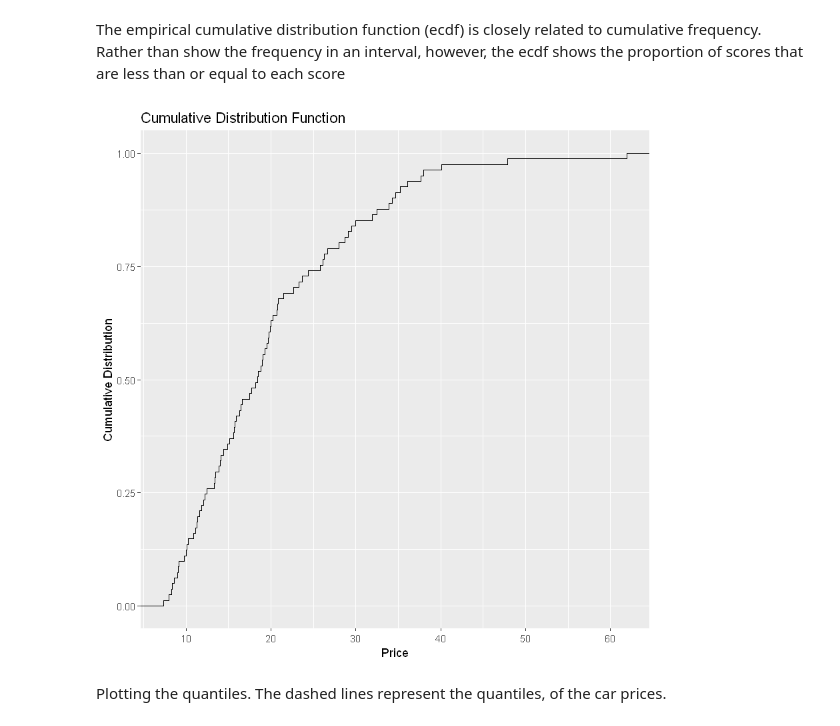
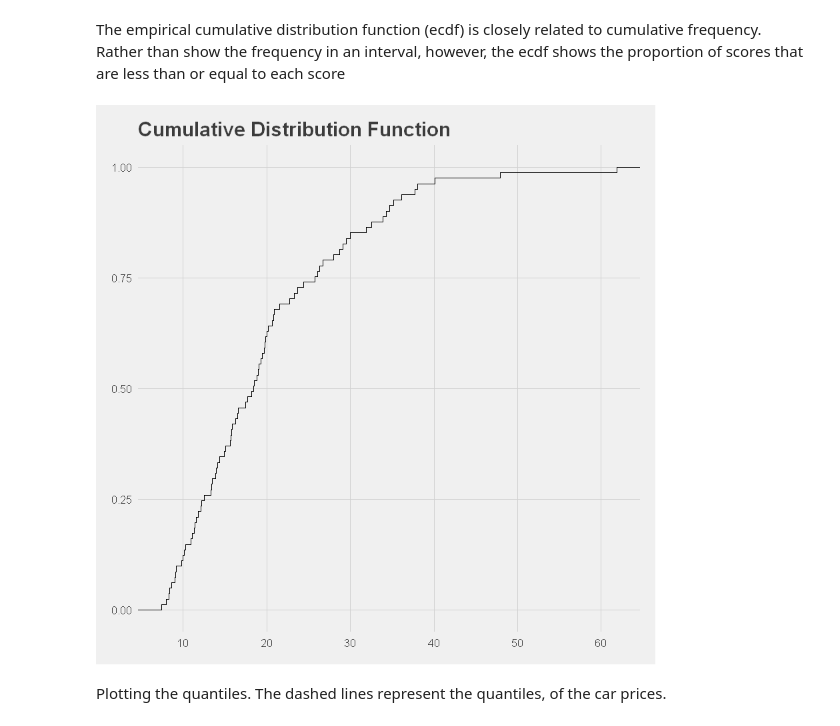
Before and after one commit to codingfinance/Statistical_Analysis_with_R, a Jupyter notebook: 07-Summarize_data.ipynb, the cells around one changed output. Drawn from its saved outputs; the diff is of its cells as text; code cells hidden in the pictures.

```diff
--- a/07-Summarize_data.ipynb
+++ b/07-Summarize_data.ipynb
@@ -198,16 +199,17 @@ The empirical cumulative distribution function (ecdf) is closely related to cumu
 # %%
 cars_df %>%
   group_by(Price) %>%
   summarise(n = n()) %>%
   mutate(prop_percent = round(n/sum(n) * 100)) %>%
   ggplot(aes(x = Price, y = prop_percent)) +
   geom_step(stat = 'ecdf') +
   labs(x = 'Price',
        y = 'Cumulative Distribution',
        title = 'Cumulative Distribution Function') +
-  scale_x_continuous(breaks = seq(0,100,10))
+  scale_x_continuous(breaks = seq(0,100,10)) +
+  theme_fivethirtyeight()
 # %% [output]
-[figure, old version]
+[figure, new version]
 # %% [markdown]
 Plotting the quantiles. The dashed lines represent the quantiles, of the car prices.
 # %%
```
Also changed, not shown: parts of 3 cells of this notebook, 3 other files.
